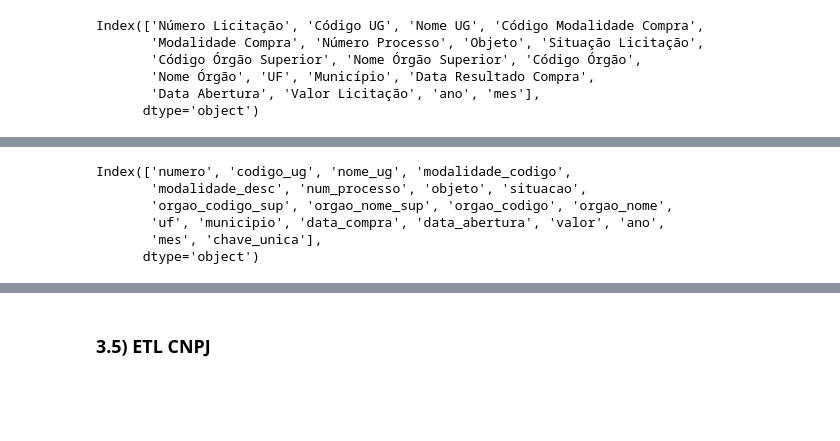
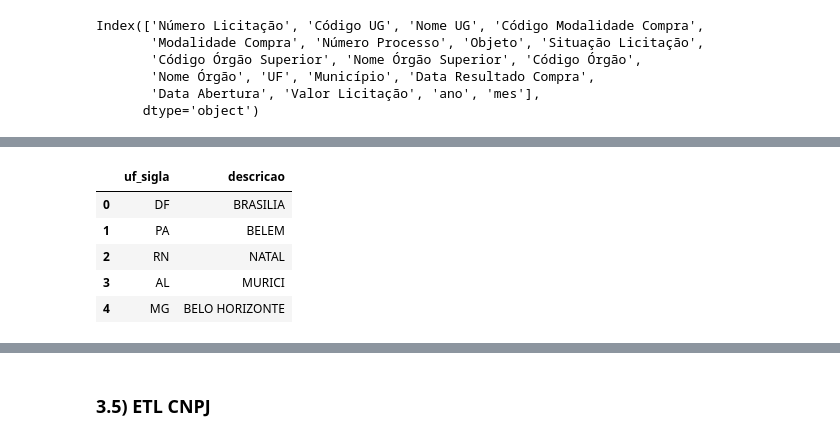
Before and after one commit to denards/fornecedores-contratos, a Jupyter notebook: 01- ETL Contratos.ipynb, the cells around one changed output, grey strips where cells are left out. Saved outputs shown, nothing was run; the diff lists cells and outputs as text; code cells hidden in the pictures; blank space fills up the shorter version.

```diff
--- a/01- ETL Contratos.ipynb
+++ b/01- ETL Contratos.ipynb
@@ -513,9 +552,12 @@ df_licitacoes.head()
-# %%
-df_licitacoes.columns
-# %% [output]
-Index(['numero', 'codigo_ug', 'nome_ug', 'modalidade_codigo',
-       'modalidade_desc', 'num_processo', 'objeto', 'situacao',
-       'orgao_codigo_sup', 'orgao_nome_sup', 'orgao_codigo', 'orgao_nome',
-       'uf', 'municipio', 'data_compra', 'data_abertura', 'valor', 'ano',
-       'mes', 'chave_unica'],
-      dtype='object')
+# %%
+df_municipios = df_licitacoes[['uf', 'municipio']].copy()
+df_municipios.rename(columns={"uf": "uf_sigla", "municipio": "descricao"}, inplace=True)
+
+df_municipios.head()
+# %% [output]
+|  | uf_sigla | descricao |
+| 0 | DF | BRASILIA |
+| 1 | PA | BELEM |
+| 2 | RN | NATAL |
+| 3 | AL | MURICI |
+| 4 | MG | BELO HORIZONTE |
```
Also changed, not shown: parts of 33 cells of this notebook, 8 other files.
